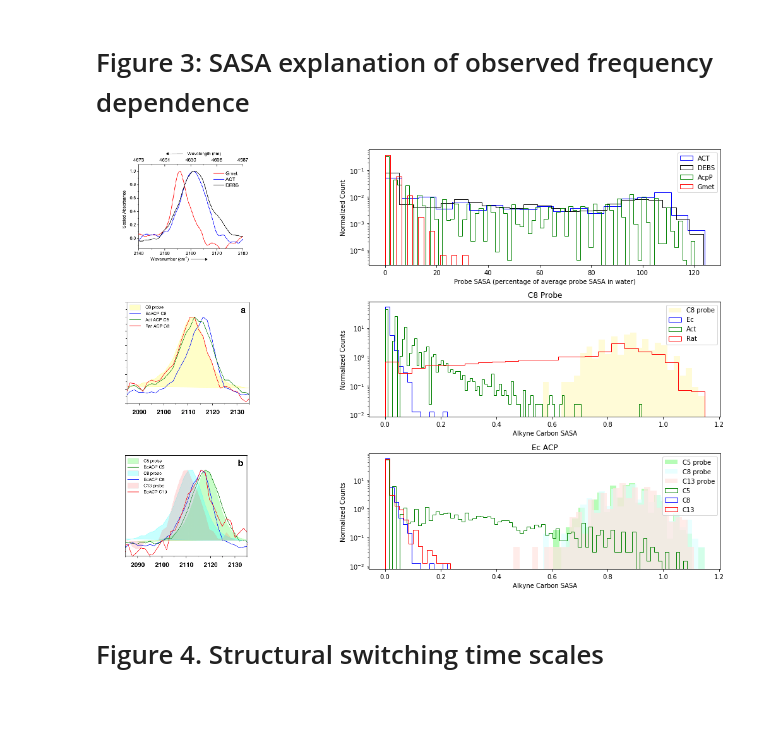
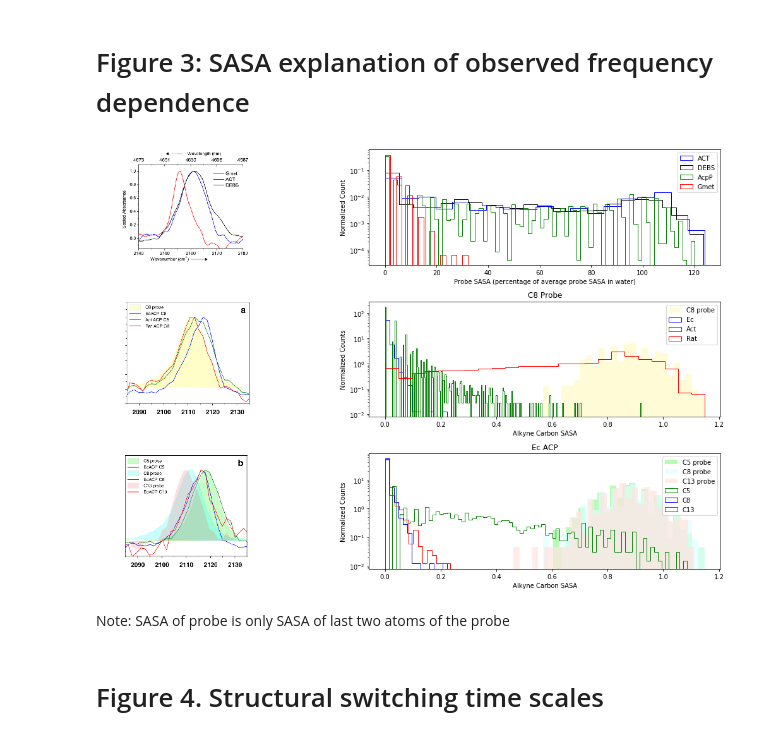
Before and after one commit to CHLresearchgroup/coire, a Jupyter notebook: CGHPaper.ipynb, the cells around one changed output. Drawn from its saved outputs; the diff is of its cells as text; code cells hidden in the pictures; blank space fills up the shorter version.

```diff
--- a/CGHPaper.ipynb
+++ b/CGHPaper.ipynb
@@ -680,37 +692,39 @@ ax.axes.set_axis_off()
 plt.subplot2grid((12,12), (4,6), colspan=6, rowspan=4)
 plt.hist(dSASA_200423['C7&C8'], 'auto', density=1, color='lemonchiffon', alpha=0.8, histtype='stepfilled', stacked=True, label='C8 probe')
 plt.hist(dSASA_200116['C7&C8'], 'auto', density = 1, color='blue', histtype='step', stacked=True, label ='Ec')
-plt.hist(dSASA_200120['C7&C8'] + dSASA_200121['C7&C8'], 'auto', density = 1, color='green', histtype='step', stacked=True, label ='Act')
+plt.hist(np.concatenate((dSASA_200120['C7&C8'], dSASA_200121['C7&C8']), axis=None), 'auto', density = 1, color='green', histtype='step', stacked=True, label ='Act')
 plt.hist(dSASA_200125['C7&C8'], 'auto', density = 1, color='red', histtype='step', stacked=True, label ='Rat')
 plt.xlabel("Alkyne Carbon SASA")
 plt.ylabel("Normalized Counts")
 plt.yscale("log")
 plt.title("C8 Probe")
 plt.legend(loc="upper right", markerscale=10)
 
 ax = plt.subplot2grid((12,12), (8,0), colspan=6, rowspan=4)
 ax.imshow(mpimg.imread('fig2b.png'))
 ax.axes.set_axis_off()
 
 plt.subplot2grid((12,12), (8,6), colspan=6, rowspan=4)
 plt.hist(dSASA_200424['C4&C5'], 'auto', density=1, color='palegreen',  alpha = 0.7, histtype='stepfilled', stacked=True, label='C5 probe')
 plt.hist(dSASA_200423['C7&C8'], 'auto', density=1, color='lightcyan', alpha = 0.7, histtype='stepfilled', stacked=True, label='C8 probe')
 plt.hist(dSASA_200422['C12&C13'], 'auto', density=1, color='mistyrose', alpha = 0.7, histtype='stepfilled', stacked=True, label='C13 probe')
 plt.hist(dSASA_200115['C4&C5'], 'auto', density = 1, color='green', histtype='step', stacked=True, label ='C5')
 plt.hist(dSASA_200116['C7&C8'], 'auto', density = 1, color='blue', histtype='step', stacked=True, label ='C8')
 plt.hist(dSASA_200117['C12&C13'], 'auto', density = 1, color='red', histtype='step', stacked=True, label ='C13')
 plt.xlabel("Alkyne Carbon SASA")
 plt.ylabel("Normalized Counts")
 plt.legend(loc="upper right", markerscale=10)
 plt.yscale("log")
 plt.title("Ec ACP")
 
 fig.set_size_inches(w=16,h=10)
 fig.tight_layout()
 plt.savefig("Figure3_mockup.png")
 plt.show()
 # %% [output]
-[figure, old version]
+[figure, new version]
+# %% [markdown]
+Note: SASA of probe is only SASA of last two atoms of the probe
 # %% [markdown]
 # Figure 4. Structural switching time scales
 # %% [markdown]
```
Also changed, not shown: parts of 17 cells of this notebook, 46 other files.
